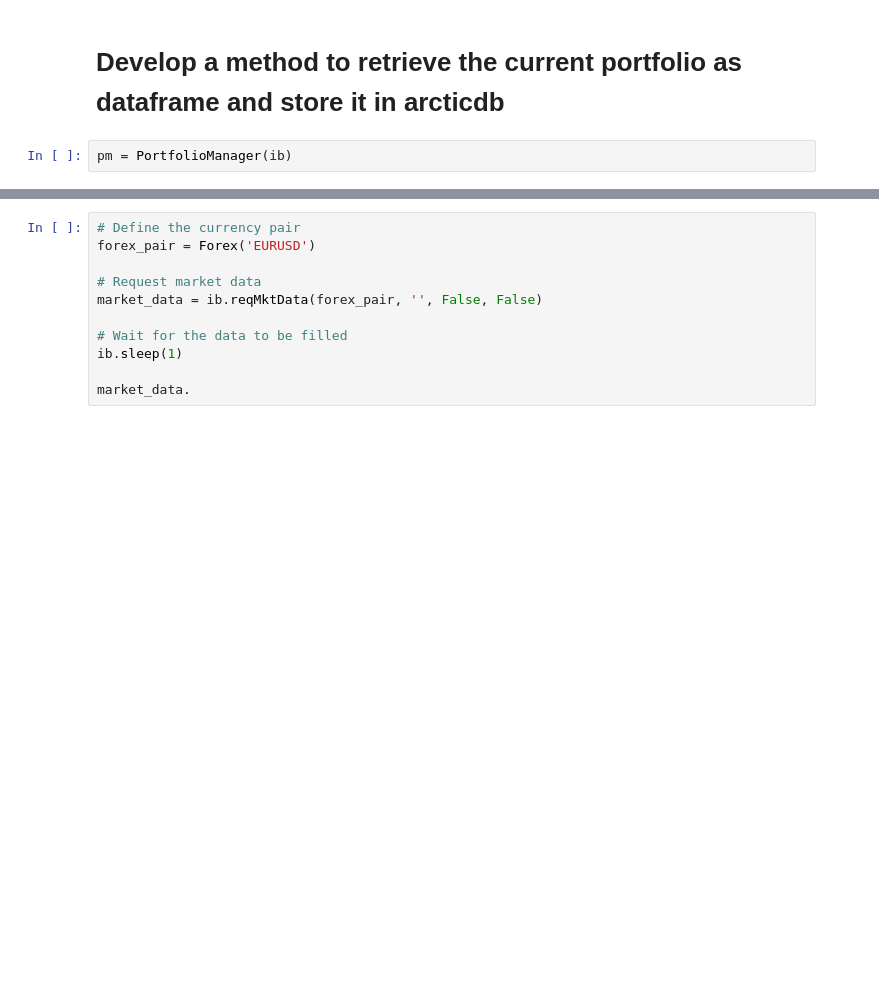
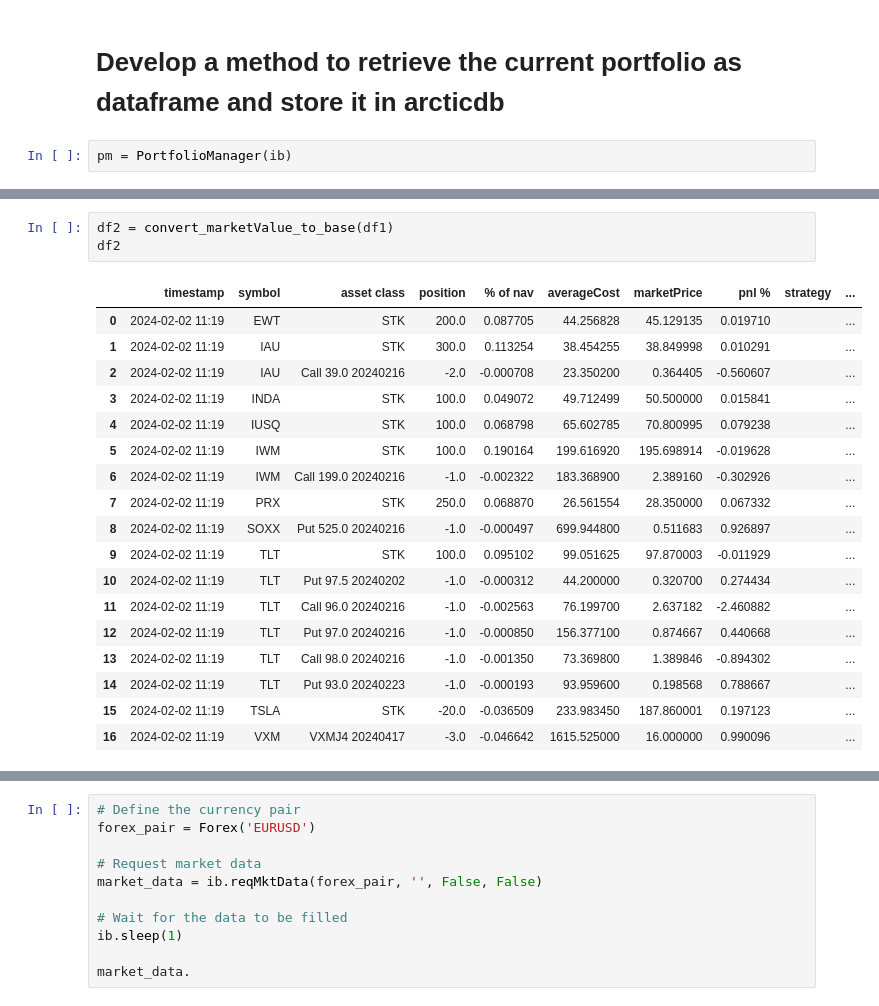
Before and after one commit to lowQuant/IB-Multi-Strategy-ATS, a Jupyter notebook: data_and_research/new_broker_methods.ipynb, the cells around one changed output, grey strips where cells are left out. Saved outputs shown, nothing was run; the diff lists cells and outputs as text; blank space fills up the shorter version.

```diff
--- a/data_and_research/new_broker_methods.ipynb
+++ b/data_and_research/new_broker_methods.ipynb
@@ -74,0 +123,22 @@ df1
+# %%
+df2 = convert_marketValue_to_base(df1)
+df2
+# %% [output]
+|  | timestamp | symbol | asset class | position | % of nav | averageCost | marketPrice | pnl % | strategy | ... |
+| 0 | 2024-02-02 11:19 | EWT | STK | 200.0 | 0.087705 | 44.256828 | 45.129135 | 0.019710 |  | ... |
+| 1 | 2024-02-02 11:19 | IAU | STK | 300.0 | 0.113254 | 38.454255 | 38.849998 | 0.010291 |  | ... |
+| 2 | 2024-02-02 11:19 | IAU | Call 39.0 20240216 | -2.0 | -0.000708 | 23.350200 | 0.364405 | -0.560607 |  | ... |
+| 3 | 2024-02-02 11:19 | INDA | STK | 100.0 | 0.049072 | 49.712499 | 50.500000 | 0.015841 |  | ... |
+| 4 | 2024-02-02 11:19 | IUSQ | STK | 100.0 | 0.068798 | 65.602785 | 70.800995 | 0.079238 |  | ... |
+| 5 | 2024-02-02 11:19 | IWM | STK | 100.0 | 0.190164 | 199.616920 | 195.698914 | -0.019628 |  | ... |
+| 6 | 2024-02-02 11:19 | IWM | Call 199.0 20240216 | -1.0 | -0.002322 | 183.368900 | 2.389160 | -0.302926 |  | ... |
+| 7 | 2024-02-02 11:19 | PRX | STK | 250.0 | 0.068870 | 26.561554 | 28.350000 | 0.067332 |  | ... |
+| 8 | 2024-02-02 11:19 | SOXX | Put 525.0 20240216 | -1.0 | -0.000497 | 699.944800 | 0.511683 | 0.926897 |  | ... |
+| 9 | 2024-02-02 11:19 | TLT | STK | 100.0 | 0.095102 | 99.051625 | 97.870003 | -0.011929 |  | ... |
+| 10 | 2024-02-02 11:19 | TLT | Put 97.5 20240202 | -1.0 | -0.000312 | 44.200000 | 0.320700 | 0.274434 |  | ... |
+| 11 | 2024-02-02 11:19 | TLT | Call 96.0 20240216 | -1.0 | -0.002563 | 76.199700 | 2.637182 | -2.460882 |  | ... |
+| 12 | 2024-02-02 11:19 | TLT | Put 97.0 20240216 | -1.0 | -0.000850 | 156.377100 | 0.874667 | 0.440668 |  | ... |
+| 13 | 2024-02-02 11:19 | TLT | Call 98.0 20240216 | -1.0 | -0.001350 | 73.369800 | 1.389846 | -0.894302 |  | ... |
+| 14 | 2024-02-02 11:19 | TLT | Put 93.0 20240223 | -1.0 | -0.000193 | 93.959600 | 0.198568 | 0.788667 |  | ... |
+| 15 | 2024-02-02 11:19 | TSLA | STK | -20.0 | -0.036509 | 233.983450 | 187.860001 | 0.197123 |  | ... |
+| 16 | 2024-02-02 11:19 | VXM | VXMJ4 20240417 | -3.0 | -0.046642 | 1615.525000 | 16.000000 | 0.990096 |  | ... |
```
Also changed, not shown: parts of 6 cells of this notebook, 1 other file.
